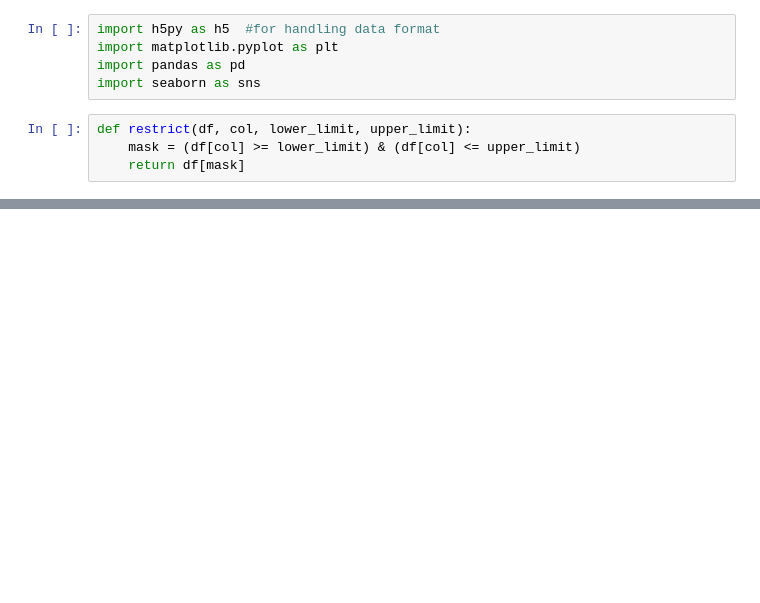
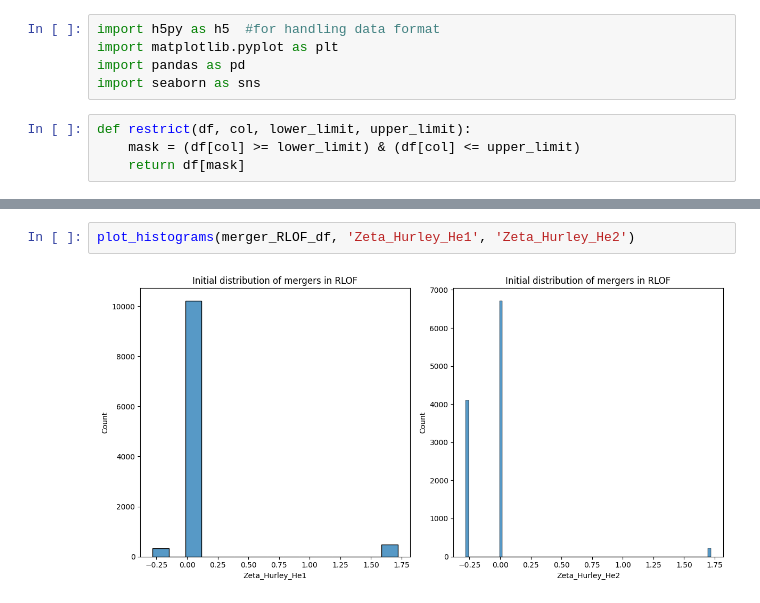
Before and after one commit to mkim0029/COMPAS, a Jupyter notebook: src/Mass_transfer/read.ipynb, the cells around one changed output, grey strips where cells are left out. Saved outputs shown, nothing was run; the diff lists cells and outputs as text; blank space fills up the shorter version.

```diff
--- a/src/Mass_transfer/read.ipynb
+++ b/src/Mass_transfer/read.ipynb
@@ -222,0 +105,4 @@ See the caveats in the documentation: https://pandas.pydata.org/pandas-docs/stab
+# %%
+plot_histograms(merger_RLOF_df, 'Zeta_Hurley_He1', 'Zeta_Hurley_He2')
+# %% [output]
+[figure, added]
```
Also changed, not shown: parts of 24 cells of this notebook.
